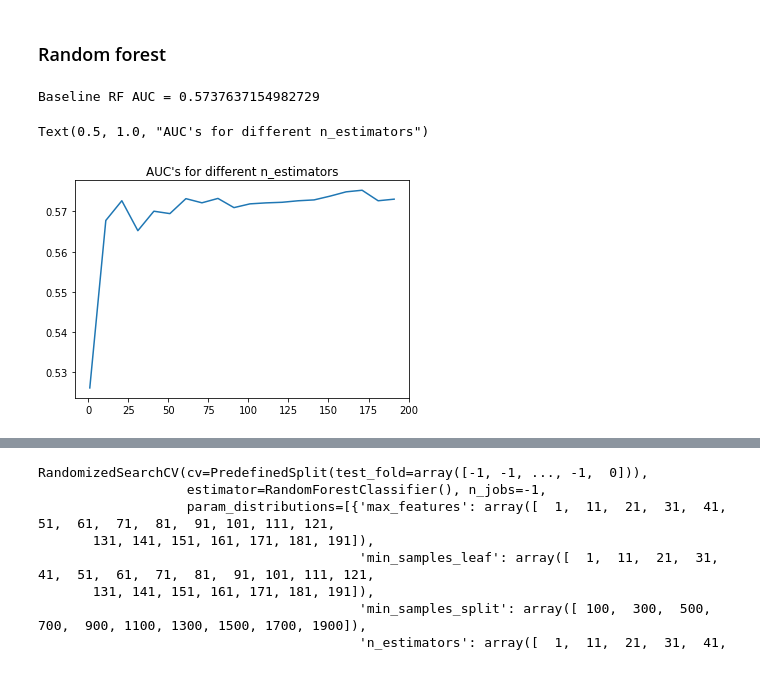
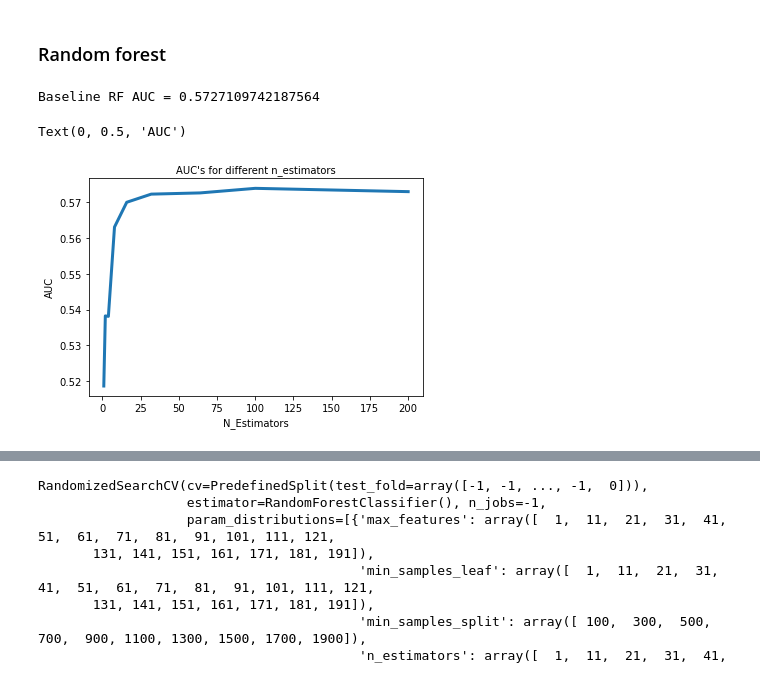
Before and after one commit to audreychu/Airbnb_Optimization, a Jupyter notebook: RF_Final_Tuning_StepwiseGridSearch.ipynb, the cells around one changed output, grey strips where cells are left out. Drawn from its saved outputs; the diff is of its cells as text; code cells hidden in the pictures.

Commit message:
created step wise RF search plots

```diff
--- a/RF_Final_Tuning_StepwiseGridSearch.ipynb
+++ b/RF_Final_Tuning_StepwiseGridSearch.ipynb
@@ -480,7 +480,7 @@ gbc_uc_base_RS.best_params_,gbc_uc_base_RS.best_estimator_
 ### Random forest
 # %%
 # Baseline model
-rf_uc_base = RandomForestClassifier(criterion='entropy',)
+rf_uc_base = RandomForestClassifier()
 rf_uc_base.fit(X_train_uc, Y_train)
 Y_pred = rf_uc_base.predict_proba(X_val_uc)[:,1]
 
@@ -489,9 +489,10 @@ auc_rf_uc_base = metrics.auc(fpr_rf_uc_base, tpr_rf_uc_base)
 
 print("Baseline RF AUC = {}".format(auc_rf_uc_base))
 # %% [output]
-Baseline RF AUC = 0.5737637154982729
+Baseline RF AUC = 0.5727109742187564
 # %%
-n_estimators = range(1,200,10)
+#n_estimators = range(1,200,10)
+n_estimators = [1, 2, 4, 8, 16, 32, 64, 100, 200]
 auc = []
 
 for n in n_estimators:
@@ -503,9 +504,13 @@ for n in n_estimators:
     auc_lr_uc_base = metrics.auc(fpr_lr_uc_base, tpr_lr_uc_base)
     auc.append(auc_lr_uc_base)
 # %%
-plt.plot(n_estimators,auc)
-plt.title('AUC\'s for different n_estimators')
+plt.plot(n_estimators,auc,linewidth=3)
+plt.title('AUC\'s for different n_estimators',size=10)
+plt.xticks(size = 10)
+plt.yticks(size = 10)
+plt.xlabel('n_Estimators',size=10)
+plt.ylabel('AUC',size=10)
 # %% [output]
-Text(0.5, 1.0, "AUC's for different n_estimators")
+Text(0, 0.5, 'AUC')
-[figure, old version]
+[figure, new version]
 # %%
```
Also changed, not shown: parts of 11 cells of this notebook.
